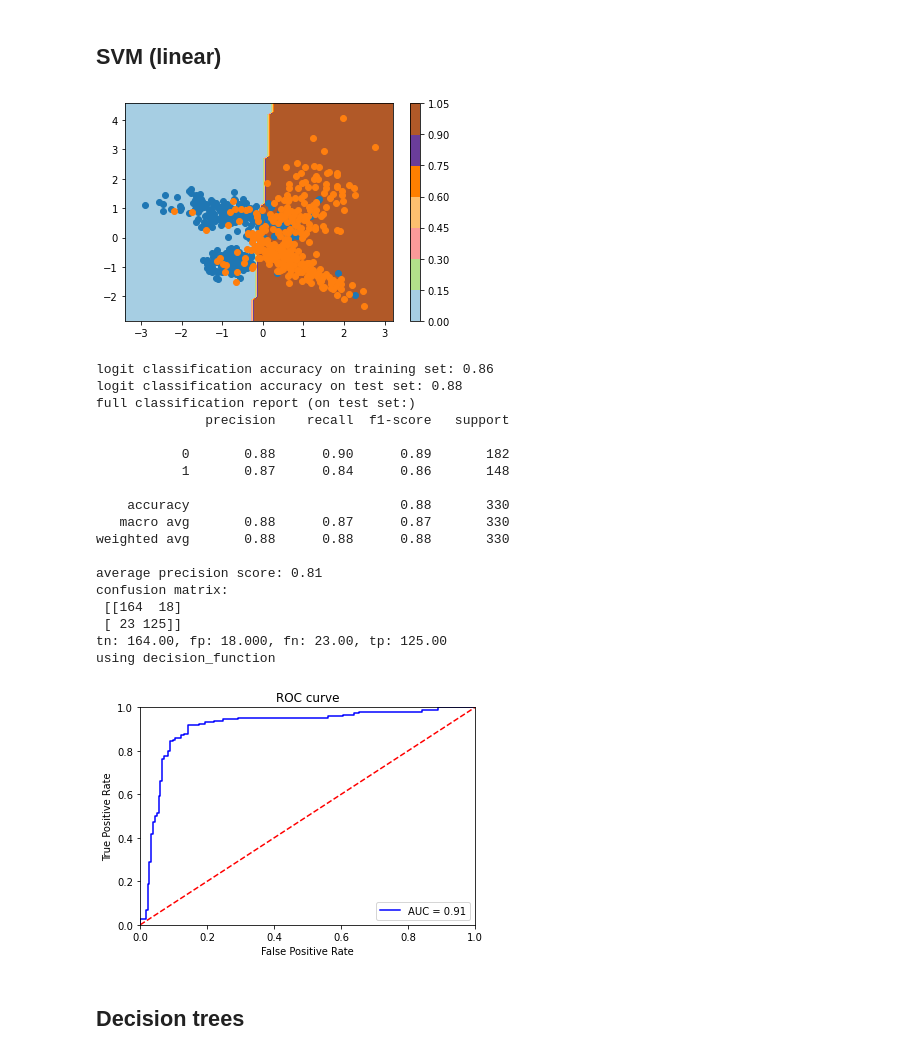
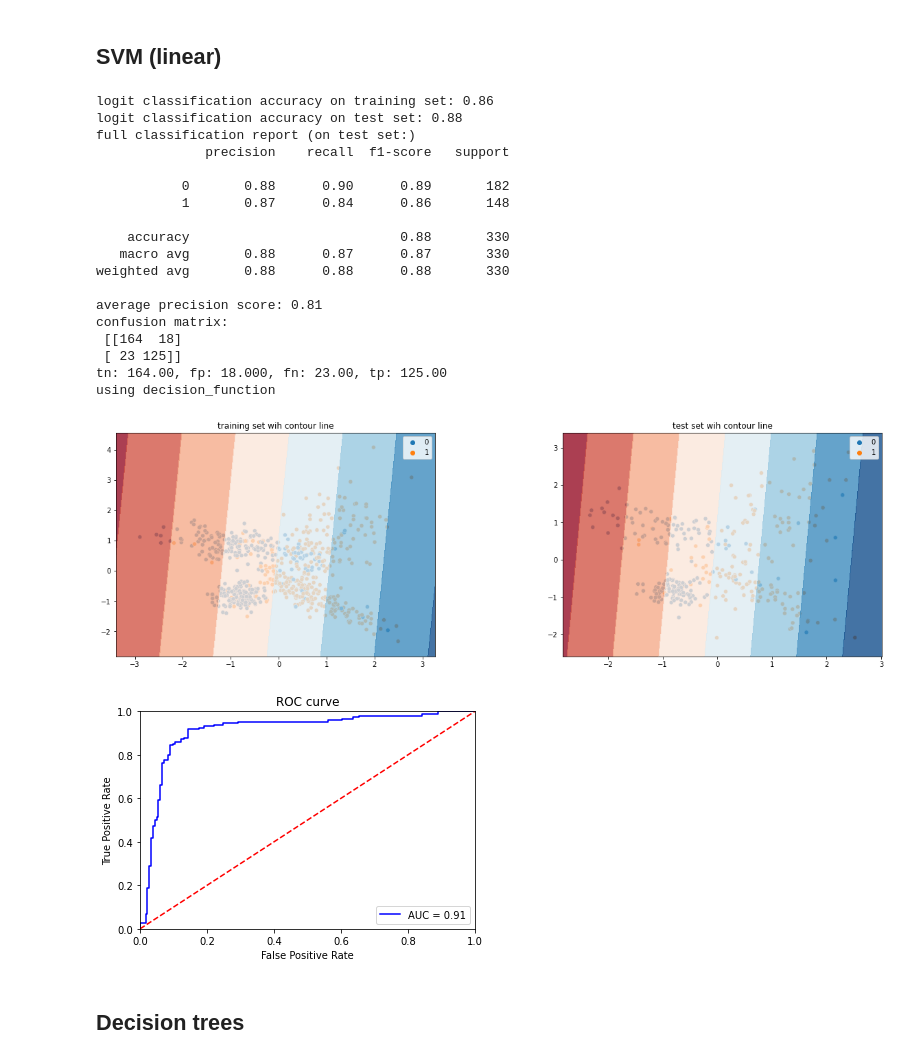
Before and after one commit to murantang/csc2034-ds-demos, a Jupyter notebook: CODE/synthetic-data-learning-example.ipynb, the cells around one changed output. Cells and saved outputs as stored; diff of their text form; code cells hidden in the pictures.

Commit message:
hotfix for missing function

```diff
--- a/CODE/synthetic-data-learning-example.ipynb
+++ b/CODE/synthetic-data-learning-example.ipynb
@@ -96,33 +103,33 @@ using decision_function
 # %%
 clf, CL_pred_Train, CL_pred_Test = LinearSVM(XTrain, CLTrain, XTest, CLTest)
 
 #plotLinearFitTrainTest(clf, XTrain, CLTrain, XTest, CLTest)
 
-plotContourFitTrainTestAlternate(clf, XTrain, CLTrain, XTest, CLTest)
+plotContourFitTrainTest(clf, XTrain, CLTrain, XTest, CLTest)
 
 evaluationReport(CLTrain, CL_pred_Train, CLTest, CL_pred_Test)
 
 plotROC(clf, XTest, CLTest)
 # %% [output]
+logit classification accuracy on training set: 0.86
+logit classification accuracy on test set: 0.88
+full classification report (on test set:)
+              precision    recall  f1-score   support
+
+           0       0.88      0.90      0.89       182
+           1       0.87      0.84      0.86       148
+
+    accuracy                           0.88       330
+   macro avg       0.88      0.87      0.87       330
+weighted avg       0.88      0.88      0.88       330
+
+average precision score: 0.81
+confusion matrix:
+ [[164  18]
+ [ 23 125]]
+tn: 164.00, fp: 18.000, fn: 23.00, tp: 125.00
+using decision_function
-[figure, old version]
+[figure, new version]
-logit classification accuracy on training set: 0.86
-logit classification accuracy on test set: 0.88
-full classification report (on test set:)
-              precision    recall  f1-score   support
-
-           0       0.88      0.90      0.89       182
-           1       0.87      0.84      0.86       148
-
-    accuracy                           0.88       330
-   macro avg       0.88      0.87      0.87       330
-weighted avg       0.88      0.88      0.88       330
-
-average precision score: 0.81
-confusion matrix:
- [[164  18]
- [ 23 125]]
-tn: 164.00, fp: 18.000, fn: 23.00, tp: 125.00
-using decision_function
 [figure]
 # %% [markdown]
 ## Decision trees
```
Also changed, not shown: parts of 1 cell of this notebook.
